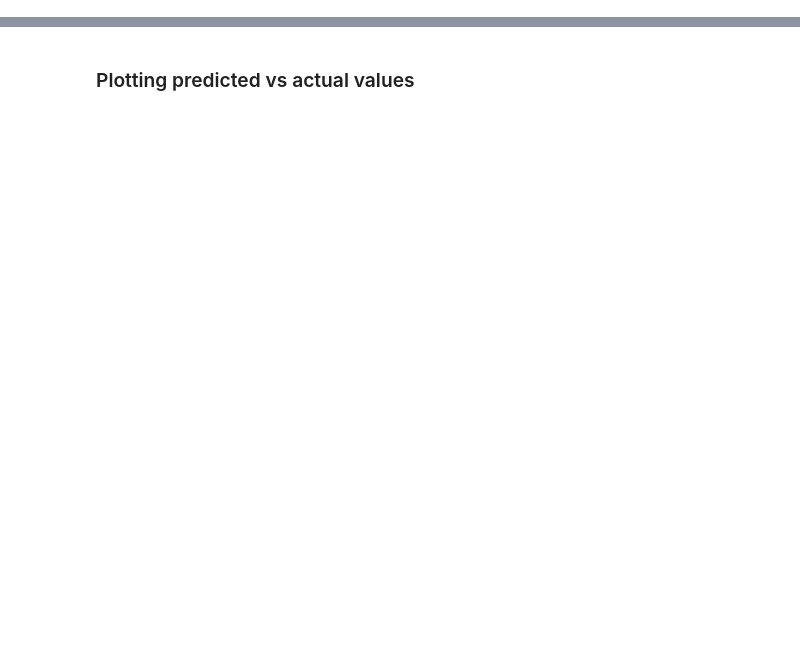
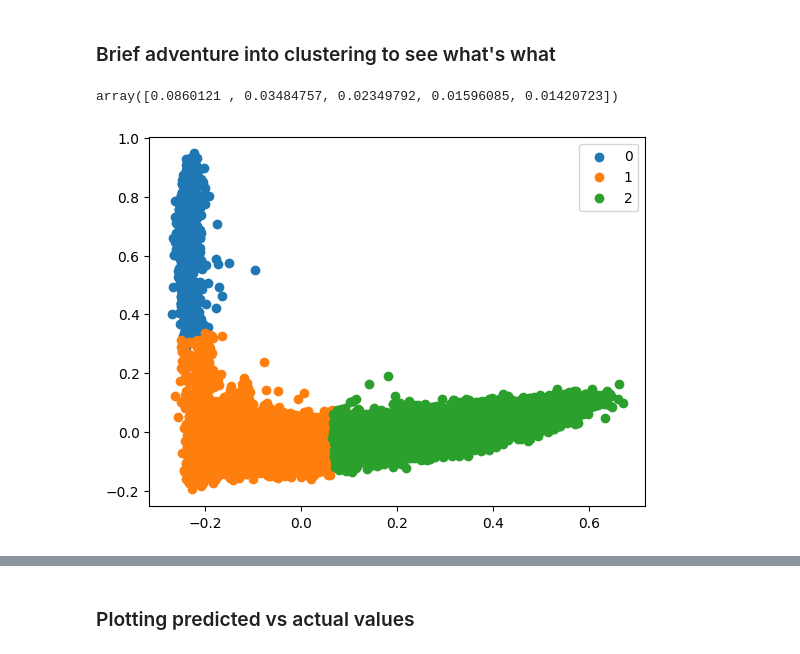
Before and after one commit to TurkuNLP/TCBC_feature_analysis, a Jupyter notebook: RegressorWithOnlyText.ipynb, the cells around one changed output, grey strips where cells are left out. Cells and saved outputs as stored; diff of their text form; code cells hidden in the pictures; blank space fills up the shorter version.

```diff
--- a/RegressorWithOnlyText.ipynb
+++ b/RegressorWithOnlyText.ipynb
@@ -77,3 +105,34 @@ SNIP_CHOS = 2
 vectorized_training_data = vectorizers[SNIP_CHOS].transform(train_dss[SNIP_CHOS]['raw_text'])
 vectorized_eval_data = vectorizers[SNIP_CHOS].transform(eval_dss[SNIP_CHOS]['raw_text'])
 vectorized_test_data = vectorizers[SNIP_CHOS].transform(test_dss[SNIP_CHOS]['raw_text'])
+# %% [markdown]
+### Brief adventure into clustering to see what's what
+# %%
+from sklearn.cluster import KMeans
+
+
+kmeans = KMeans(n_clusters=3, random_state=42, n_init='auto').fit_predict(vectorized_training_data)
+# %%
+from sklearn.decomposition import PCA
+pca = PCA(5).fit(vectorized_training_data)
+#Transform the data
+df = pca.transform(vectorized_training_data)
+pprint(pca.explained_variance_ratio_)
+# %% [output]
+array([0.0860121 , 0.03484757, 0.02349792, 0.01596085, 0.01420723])
+# %%
+#Getting the Centroids
+import matplotlib.pyplot as plt
+
+#plotting the results:
+
+#Getting unique labels
+u_labels = np.unique(kmeans)
+
+#plotting the results:
+for i in u_labels:
+    plt.scatter(df[kmeans == i , 0] , df[kmeans == i , 1] , label = i)
+plt.legend()
+plt.show()
+# %% [output]
+[figure, added]
```
Also changed, not shown: parts of 11 cells of this notebook, 7 other files.
